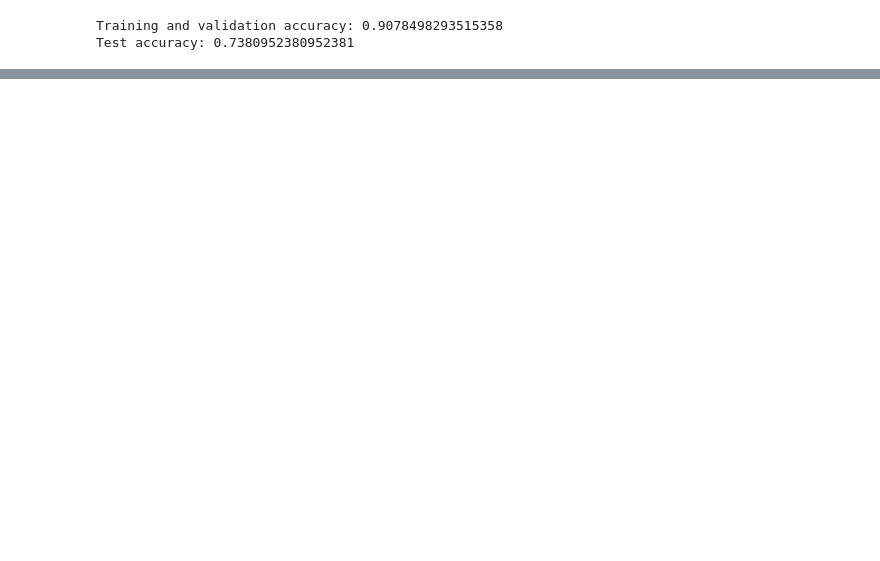
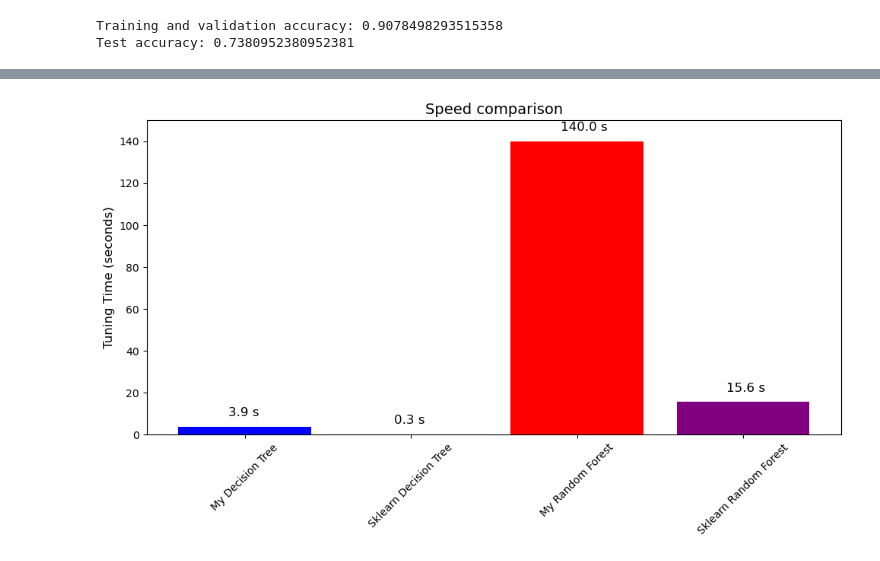
Before and after one commit to eliashovdenes/Machine-Learning-Custom-Decision-Trees-and-Random-Forests, a Jupyter notebook: run_experiments.ipynb, the cells around one changed output, grey strips where cells are left out. Cells and saved outputs as stored; diff of their text form; code cells hidden in the pictures; blank space fills up the shorter version.

```diff
--- a/run_experiments.ipynb
+++ b/run_experiments.ipynb
@@ -466,0 +494,26 @@ Decisiontree bedre, imbalansen er høyere
+# %%
+# Data for the classifiers and their tuning times in seconds
+classifiers = ['My Decision Tree', 'Sklearn Decision Tree', 'My Random Forest', 'Sklearn Random Forest']
+tuning_times = [3.9, 0.3, 140, 15.6]  # Times in seconds (2m 20s is 140 seconds)
+
+# Create the bar plot for tuning times
+plt.figure(figsize=(10, 6))
+bar_colors = ['blue', 'green', 'red', 'purple']  # Different colors for each bar
+bars = plt.bar(classifiers, tuning_times, color=bar_colors)
+
+# Add the tuning time values on top of each bar
+for bar in bars:
+    yval = bar.get_height()
+    plt.text(bar.get_x() + bar.get_width()/2 - 0.1, yval + 5, f"{yval:.1f} s", fontsize=12)  # Show time in seconds
+
+# Customize the plot
+plt.title('Speed comparison', fontsize=14)
+plt.ylabel('Tuning Time (seconds)', fontsize=12)
+plt.ylim(0, 150)  # Set y-axis limits for better visibility
+plt.xticks(rotation=45)
+
+# Display the plot
+plt.tight_layout()
+plt.show()
+# %% [output]
+[figure, added]
```
Also changed, not shown: parts of 16 cells of this notebook, 3 other files.
